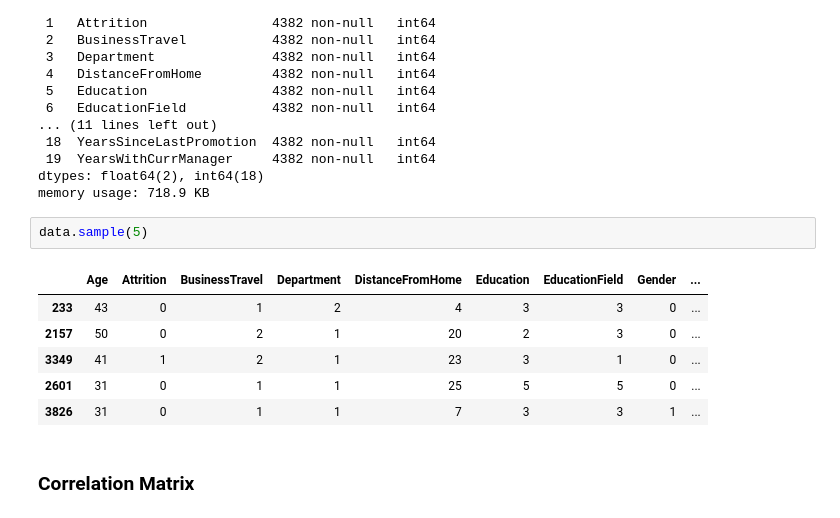
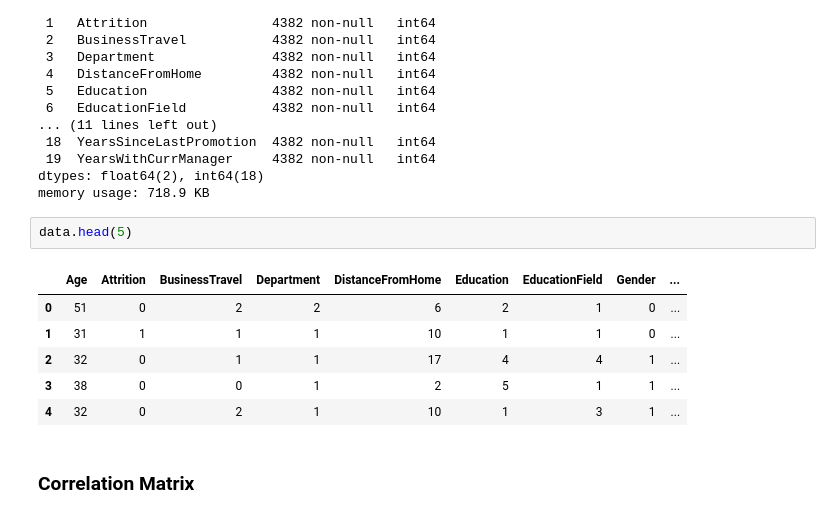
Before and after one commit to kafuuma/MCS-7103-ML, a Jupyter notebook: Logistic Regression/HRdataset.ipynb, the cells around one changed output. Drawn from its saved outputs; the diff is of its cells as text.

```diff
--- a/Logistic Regression/HRdataset.ipynb
+++ b/Logistic Regression/HRdataset.ipynb
@@ -514,14 +522,14 @@ Data columns (total 20 columns):
 dtypes: float64(2), int64(18)
 memory usage: 718.9 KB
 # %%
-data.sample(5)
+data.head(5)
 # %% [output]
 |  | Age | Attrition | BusinessTravel | Department | DistanceFromHome | Education | EducationField | Gender | ... |
-| 233 | 43 | 0 | 1 | 2 | 4 | 3 | 3 | 0 | ... |
-| 2157 | 50 | 0 | 2 | 1 | 20 | 2 | 3 | 0 | ... |
-| 3349 | 41 | 1 | 2 | 1 | 23 | 3 | 1 | 0 | ... |
-| 2601 | 31 | 0 | 1 | 1 | 25 | 5 | 5 | 0 | ... |
-| 3826 | 31 | 0 | 1 | 1 | 7 | 3 | 3 | 1 | ... |
+| 0 | 51 | 0 | 2 | 2 | 6 | 2 | 1 | 0 | ... |
+| 1 | 31 | 1 | 1 | 1 | 10 | 1 | 1 | 0 | ... |
+| 2 | 32 | 0 | 1 | 1 | 17 | 4 | 4 | 1 | ... |
+| 3 | 38 | 0 | 0 | 1 | 2 | 5 | 1 | 1 | ... |
+| 4 | 32 | 0 | 2 | 1 | 10 | 1 | 3 | 1 | ... |
 # %% [markdown]
 ### Correlation Matrix
 # %%
```
Also changed, not shown: parts of 7 cells of this notebook, 1 other file.
